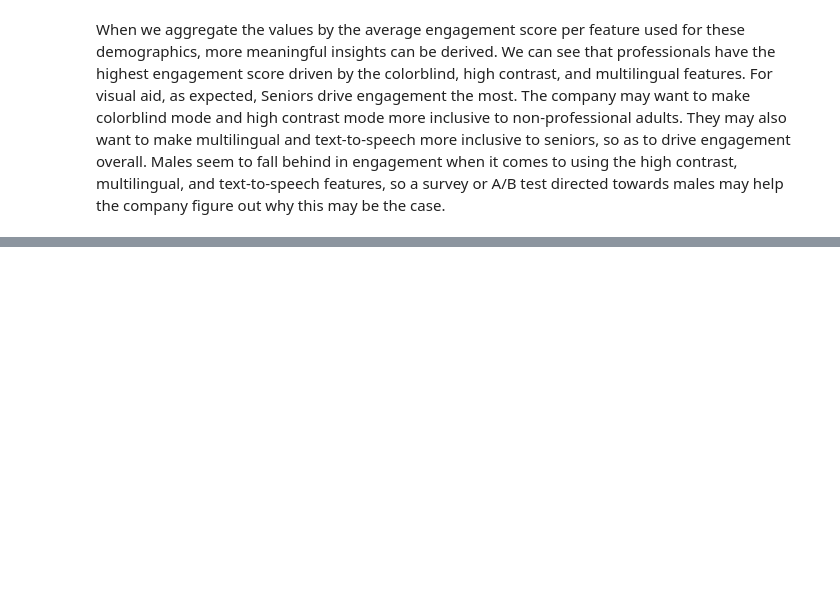
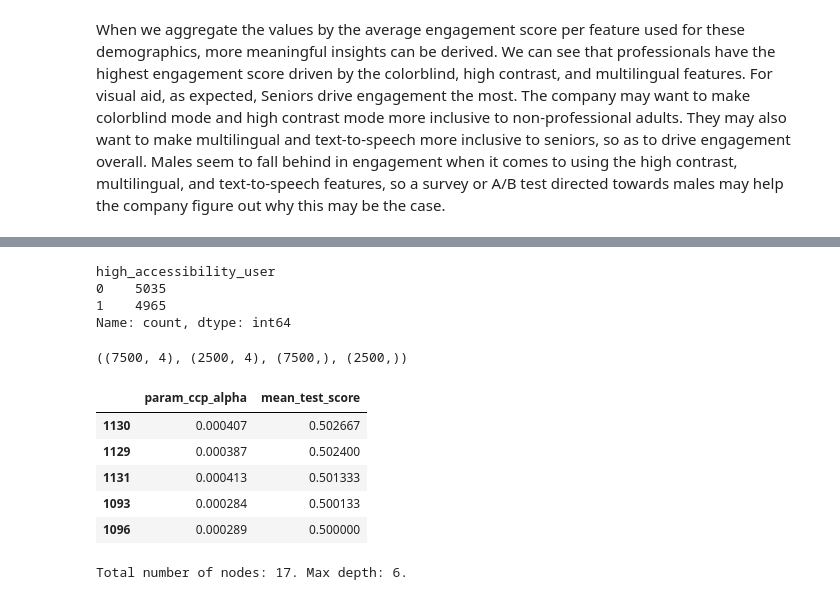
Before and after one commit to adesina923/HackDiversityDataInterviewChallenge-AdesinaAdeniran, a Jupyter notebook: AA_Hack_Diversity_Data_Interview_Product_Inclusion_Analysis_Challenge.ipynb, the cells around one changed output, grey strips where cells are left out. Saved outputs shown, nothing was run; the diff lists cells and outputs as text; code cells hidden in the pictures; blank space fills up the shorter version.

```diff
--- a/AA_Hack_Diversity_Data_Interview_Product_Inclusion_Analysis_Challenge.ipynb
+++ b/AA_Hack_Diversity_Data_Interview_Product_Inclusion_Analysis_Challenge.ipynb
@@ -469,0 +561,39 @@ When we aggregate the values by the average engagement score per feature used fo
+# %%
+df['high_accessibility_user'].value_counts()
+# %% [output]
+high_accessibility_user
+0    5035
+1    4965
+Name: count, dtype: int64
+# %%
+from sklearn.model_selection import train_test_split
+
+# target variable / features
+X = df[['engagement_score', 'feature_used', 'session_duration', 'age_group']]
+y = df["high_accessibility_user"]
+
+# split
+X_train, X_test, y_train, y_test = train_test_split(X, y, test_size=0.25, random_state=0)
+X_train.shape, X_test.shape, y_train.shape, y_test.shape
+# %% [output]
+((7500, 4), (2500, 4), (7500,), (2500,))
+# %%
+from sklearn.pipeline import Pipeline
+from sklearn.impute import SimpleImputer
+from sklearn.preprocessing import OneHotEncoder, StandardScaler
+from sklearn.compose import ColumnTransformer, make_column_selector
+
+from sklearn import set_config
+#set_config(display='diagram')
+
+cat_features = ['age_group', 'feature_used']
+num_features = ['engagement_score', 'session_duration']
+
+
+prep_pipeline = ColumnTransformer([
+    ("cat", OneHotEncoder(drop="first"), cat_features),
+], remainder='passthrough')
+
+
+X_train_prepd = prep_pipeline.fit_transform(X_train)
+X_test_prepd = prep_pipeline.transform(X_test)
@@ -469,0 +605,22 @@ When we aggregate the values by the average engagement score per feature used fo
+# %%
+from sklearn.model_selection import GridSearchCV
+
+param_grid = {'ccp_alpha': ccp_alphas}
+
+grid_search = GridSearchCV(DecisionTreeClassifier(random_state=42), param_grid, cv=5, scoring='accuracy')
+grid_search.fit(X_train_prepd, y_train)
+
+
+grid_cv_res = pd.DataFrame(grid_search.cv_results_)
+grid_cv_res.sort_values(by="mean_test_score", ascending=False, inplace=True)
+display(grid_cv_res.filter(regex = '(^param_|mean_test_score)', axis=1).head())
+best_tree = grid_search.best_estimator_
+print(f'Total number of nodes: {best_tree.tree_.node_count}. Max depth: {best_tree.tree_.max_depth}.')
+# %% [output]
+|  | param_ccp_alpha | mean_test_score |
+| 1130 | 0.000407 | 0.502667 |
+| 1129 | 0.000387 | 0.502400 |
+| 1131 | 0.000413 | 0.501333 |
+| 1093 | 0.000284 | 0.500133 |
+| 1096 | 0.000289 | 0.500000 |
+Total number of nodes: 17. Max depth: 6.
```
Also changed, not shown: parts of 18 cells of this notebook.
